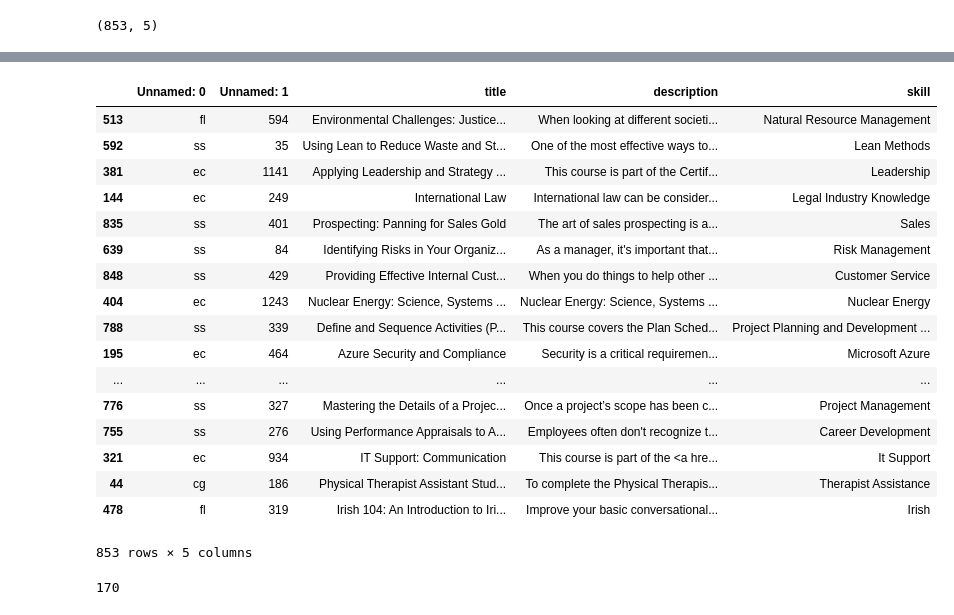
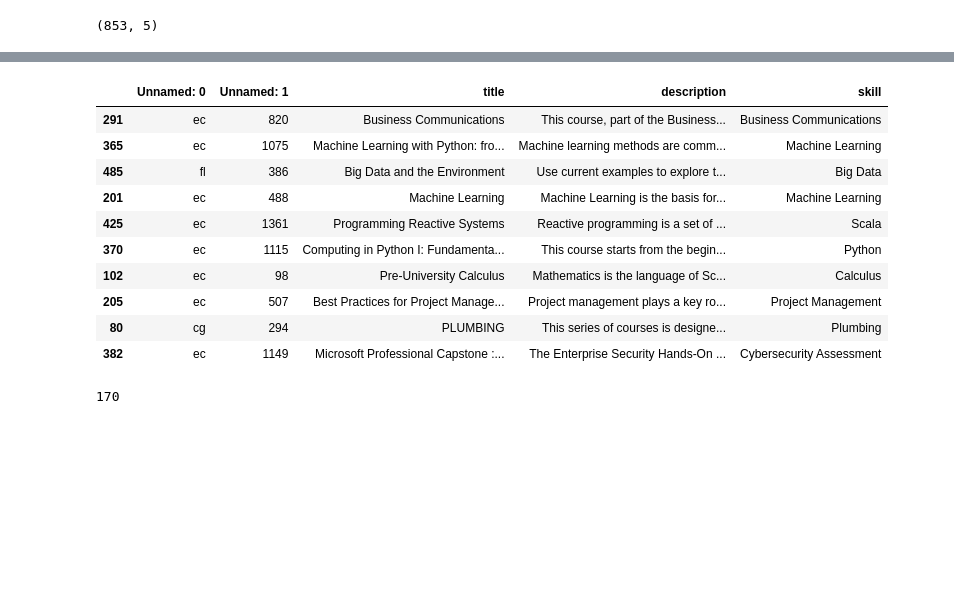
Before and after one commit to mollyteng/insight, a Jupyter notebook: skill_me/data_cleaning.ipynb, the cells around one changed output, grey strips where cells are left out. Drawn from its saved outputs; the diff is of its cells as text; code cells hidden in the pictures; blank space fills up the shorter version.

```diff
--- a/skill_me/data_cleaning.ipynb
+++ b/skill_me/data_cleaning.ipynb
@@ -449,7 +410,7 @@ courses.to_csv('courses_all.csv')
 # %% [markdown]
 # train-test split
 # %%
-courses = pd.read_csv('courses_labeled.csv')
+courses = pd.read_csv('./data/courses_labeled.csv')
 # %%
 courses.shape
 # %% [output]
@@ -480,26 +434,19 @@ random.seed(0)
 # %%
 courses_shuffled = courses.sample(frac=1)
 # %%
-courses_shuffled
+courses_shuffled.head(10)
 # %% [output]
 |  | Unnamed: 0 | Unnamed: 1 | title | description | skill |
-| 513 | fl | 594 | Environmental Challenges: Justice... | When looking at different societi... | Natural Resource Management |
-| 592 | ss | 35 | Using Lean to Reduce Waste and St... | One of the most effective ways to... | Lean Methods |
-| 381 | ec | 1141 | Applying Leadership and Strategy ... | This course is part of the Certif... | Leadership |
-| 144 | ec | 249 | International Law | International law can be consider... | Legal Industry Knowledge |
-| 835 | ss | 401 | Prospecting: Panning for Sales Gold | The art of sales prospecting is a... | Sales |
-| 639 | ss | 84 | Identifying Risks in Your Organiz... | As a manager, it's important that... | Risk Management |
-| 848 | ss | 429 | Providing Effective Internal Cust... | When you do things to help other ... | Customer Service |
-| 404 | ec | 1243 | Nuclear Energy: Science, Systems ... | Nuclear Energy: Science, Systems ... | Nuclear Energy |
-| 788 | ss | 339 | Define and Sequence Activities (P... | This course covers the Plan Sched... | Project Planning and Development ... |
-| 195 | ec | 464 | Azure Security and Compliance | Security is a critical requiremen... | Microsoft Azure |
-| ... | ... | ... | ... | ... | ... |
-| 776 | ss | 327 | Mastering the Details of a Projec... | Once a project’s scope has been c... | Project Management |
-| 755 | ss | 276 | Using Performance Appraisals to A... | Employees often don't recognize t... | Career Development |
-| 321 | ec | 934 | IT Support: Communication | This course is part of the <a hre... | It Support |
-| 44 | cg | 186 | Physical Therapist Assistant Stud... | To complete the Physical Therapis... | Therapist Assistance |
-| 478 | fl | 319 | Irish 104: An Introduction to Iri... | Improve your basic conversational... | Irish |
+| 291 | ec | 820 | Business Communications | This course, part of the Business... | Business Communications |
+| 365 | ec | 1075 | Machine Learning with Python: fro... | Machine learning methods are comm... | Machine Learning |
+| 485 | fl | 386 | Big Data and the Environment | Use current examples to explore t... | Big Data |
+| 201 | ec | 488 | Machine Learning | Machine Learning is the basis for... | Machine Learning |
+| 425 | ec | 1361 | Programming Reactive Systems | Reactive programming is a set of ... | Scala |
+| 370 | ec | 1115 | Computing in Python I: Fundamenta... | This course starts from the begin... | Python |
+| 102 | ec | 98 | Pre-University Calculus | Mathematics is the language of Sc... | Calculus |
+| 205 | ec | 507 | Best Practices for Project Manage... | Project management plays a key ro... | Project Management |
+| 80 | cg | 294 | PLUMBING | This series of courses is designe... | Plumbing |
+| 382 | ec | 1149 | Microsoft Professional Capstone :... | The Enterprise Security Hands-On ... | Cybersecurity Assessment |
-853 rows × 5 columns
 # %%
 test_size = courses.shape[0]//5
 # %%
```
Also changed, not shown: parts of 16 cells of this notebook.
